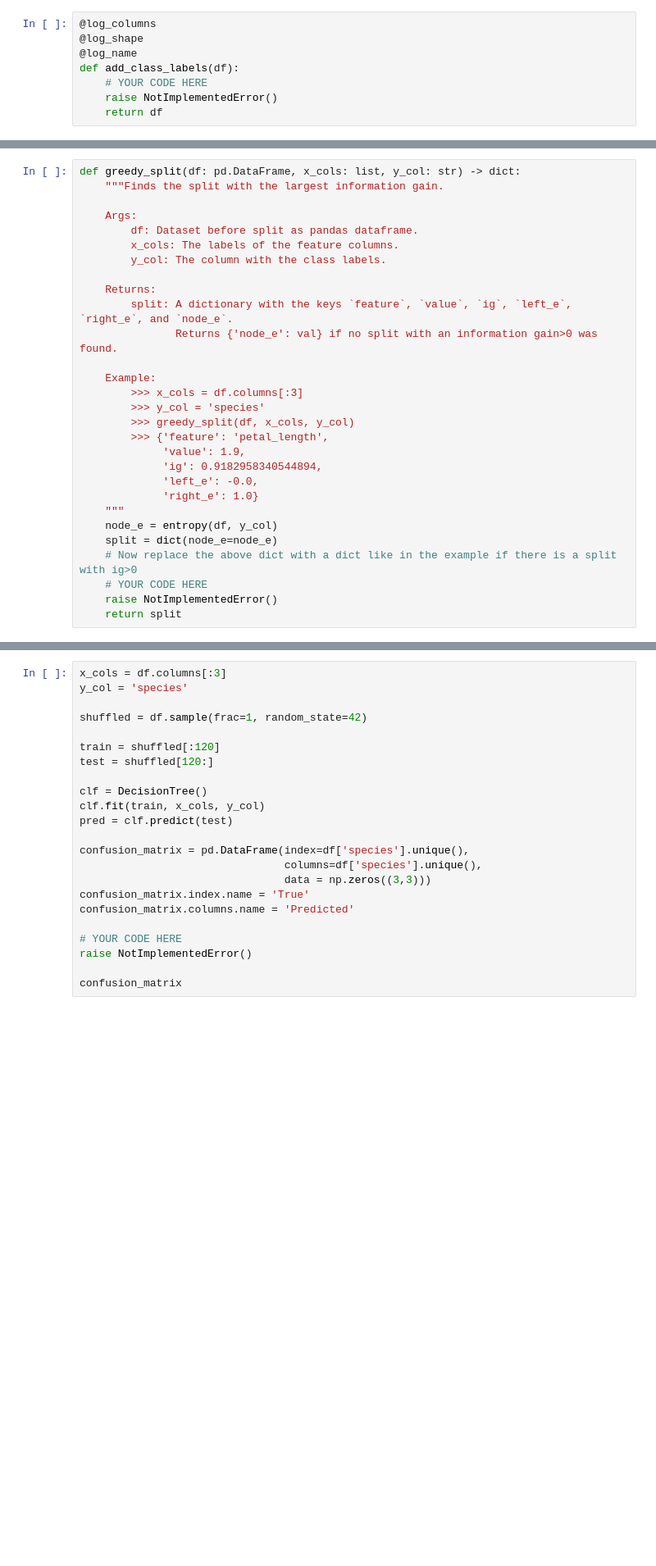
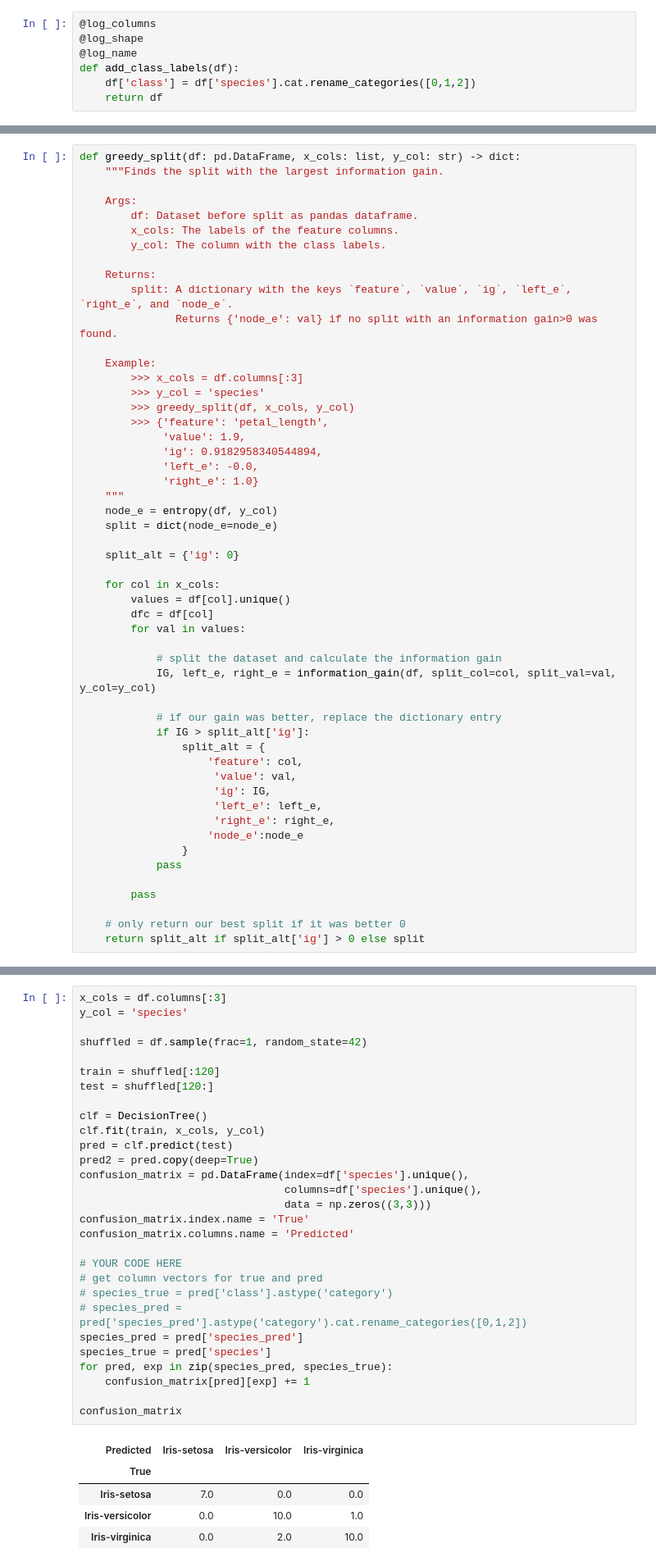
Before and after one commit to YYYasin19/kit-ml-natsc, a Jupyter notebook: Exercise_02/Exercise02.ipynb, the cells around one changed output, grey strips where cells are left out. Shown at 82% size. Saved outputs shown, nothing was run; the diff lists cells and outputs as text; blank space fills up the shorter version.

```diff
--- a/Exercise_02/Exercise02.ipynb
+++ b/Exercise_02/Exercise02.ipynb
@@ -315,8 +575,7 @@ HINT: You can use the properties of the categorical dtype for an easy one-liner.
 @log_shape
 @log_name
 def add_class_labels(df):
-    # YOUR CODE HERE
-    raise NotImplementedError()
+    df['class'] = df['species'].cat.rename_categories([0,1,2])
     return df
 # %%
 df = add_class_labels(df)
@@ -489,10 +781,33 @@ def greedy_split(df: pd.DataFrame, x_cols: list, y_col: str) -> dict:
     """
     node_e = entropy(df, y_col)
     split = dict(node_e=node_e)
-    # Now replace the above dict with a dict like in the example if there is a split with ig>0
-    # YOUR CODE HERE
-    raise NotImplementedError()
-    return split
+
+    split_alt = {'ig': 0}
+
+    for col in x_cols:
+        values = df[col].unique()
+        dfc = df[col]
+        for val in values:
+
+            # split the dataset and calculate the information gain
+            IG, left_e, right_e = information_gain(df, split_col=col, split_val=val, y_col=y_col)
+
+            # if our gain was better, replace the dictionary entry
+            if IG > split_alt['ig']:
+                split_alt = {
+                    'feature': col,
+                     'value': val,
+                     'ig': IG,
+                     'left_e': left_e,
+                     'right_e': right_e,
+                    'node_e':node_e
+                }
+            pass
+
+        pass
+
+    # only return our best split if it was better 0
+    return split_alt if split_alt['ig'] > 0 else split
 # %%
 x_cols = df.columns[:3]
 y_col = 'species'
@@ -725,26 +1084,38 @@ Okay first of all write your own confusion matrix. There is already an empty dat
 # %%
 x_cols = df.columns[:3]
 y_col = 'species'
 
 shuffled = df.sample(frac=1, random_state=42)
 
 train = shuffled[:120]
 test = shuffled[120:]
 
 clf = DecisionTree()
 clf.fit(train, x_cols, y_col)
 pred = clf.predict(test)
-
+pred2 = pred.copy(deep=True)
 confusion_matrix = pd.DataFrame(index=df['species'].unique(),
                                 columns=df['species'].unique(),
                                 data = np.zeros((3,3)))
 confusion_matrix.index.name = 'True'
 confusion_matrix.columns.name = 'Predicted'
 
 # YOUR CODE HERE
-raise NotImplementedError()
+# get column vectors for true and pred
+# species_true = pred['class'].astype('category')
+# species_pred = pred['species_pred'].astype('category').cat.rename_categories([0,1,2])
+species_pred = pred['species_pred']
+species_true = pred['species']
+for pred, exp in zip(species_pred, species_true):
+    confusion_matrix[pred][exp] += 1
 
 confusion_matrix
+# %% [output]
+| Predicted | Iris-setosa | Iris-versicolor | Iris-virginica |
+| True |  |  |  |
+| Iris-setosa | 7.0 | 0.0 | 0.0 |
+| Iris-versicolor | 0.0 | 10.0 | 1.0 |
+| Iris-virginica | 0.0 | 2.0 | 10.0 |
 # %% [markdown]
 From you confusion matrix, how many wrong predictions were made by the model? Assign it to `answer`:
 # %%
```
Also changed, not shown: parts of 63 cells of this notebook.
